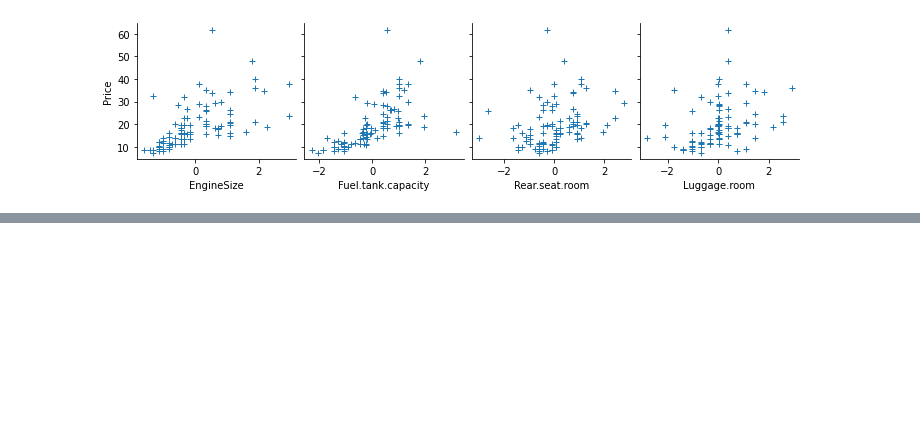
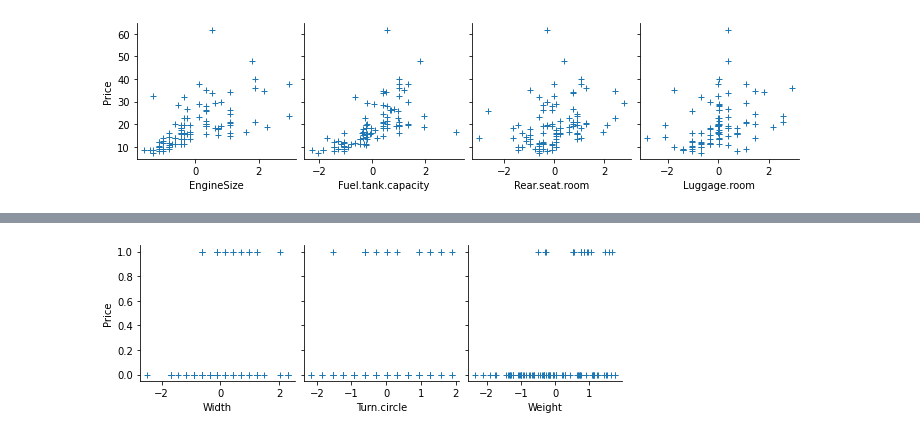
Before and after one commit to sj0delacruz/delaCruzSamir_RECV_Entrega2, a Jupyter notebook: delaCruzSamir_RECV_Entrega2 (1).ipynb, the cells around one changed output, grey strips where cells are left out. Saved outputs shown, nothing was run; the diff lists cells and outputs as text; code cells hidden in the pictures; blank space fills up the shorter version.

```diff
--- a/delaCruzSamir_RECV_Entrega2 (1).ipynb
+++ b/delaCruzSamir_RECV_Entrega2 (1).ipynb
@@ -141,0 +141,4 @@ g = sns.pairplot(data, plot_kws=dict(marker="+", linewidth=1), y_vars='Price', x
+# %%
+g = sns.pairplot(data, plot_kws=dict(marker="+", linewidth=1), y_vars='Price', x_vars=keys_discreet[8:11])
+# %% [output]
+[figure, added]
```
Also changed, not shown: parts of 16 cells of this notebook.
